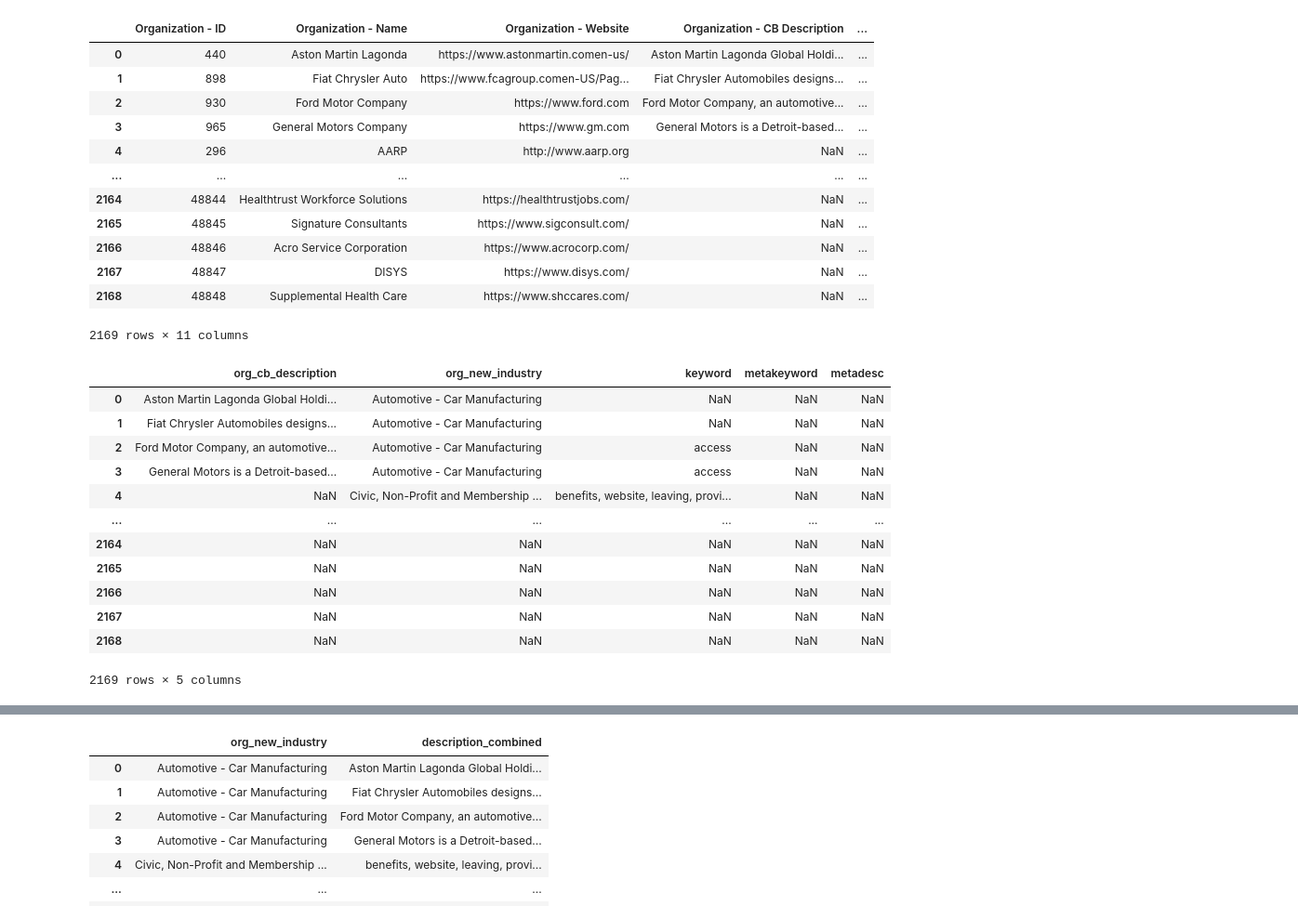
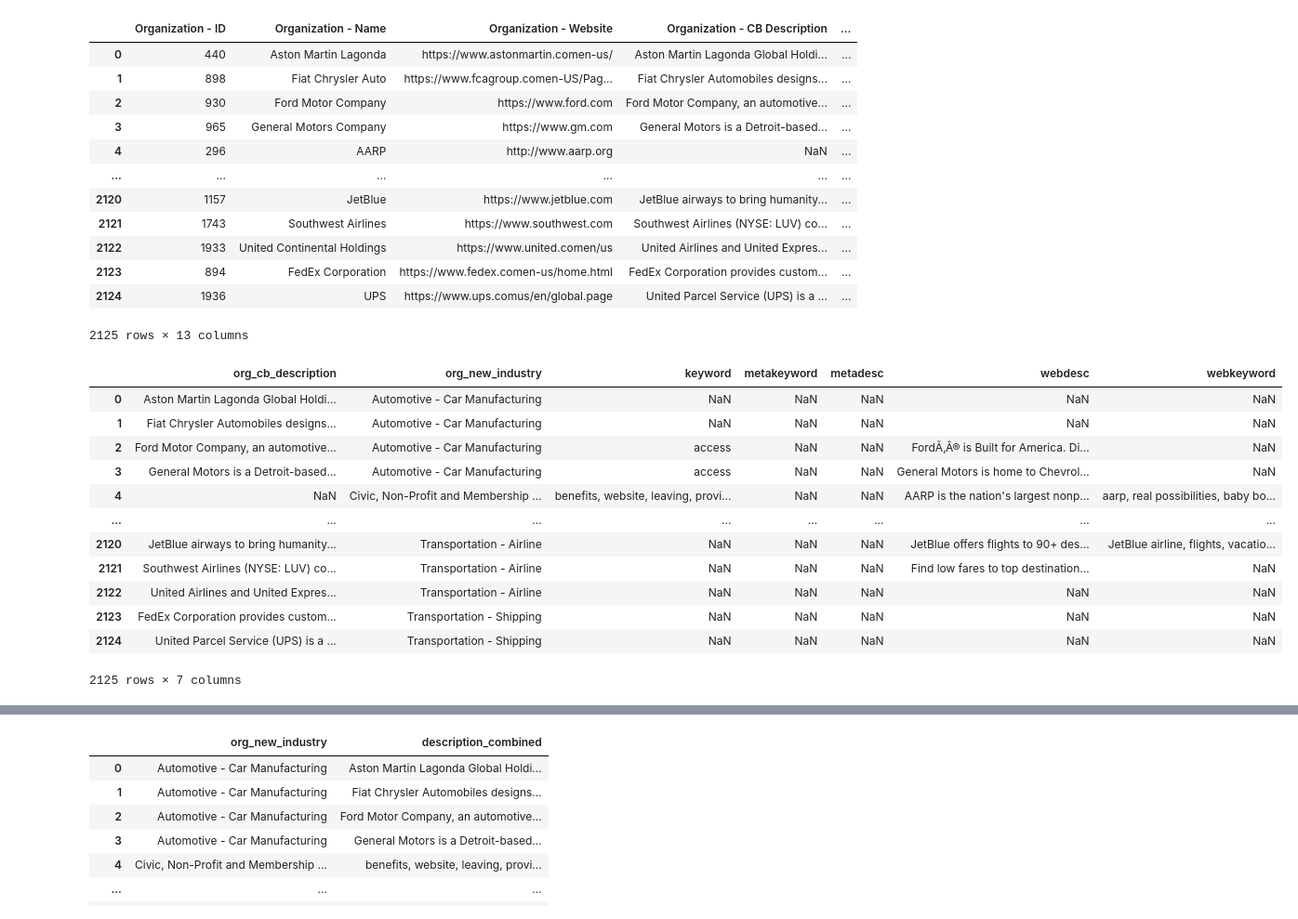
Before and after one commit to CSML1030/capstone, a Jupyter notebook: classification_sparknlp.ipynb, the cells around one changed output, grey strips where cells are left out. Shown: that part at 93% size. Drawn from its saved outputs; the diff is of its cells as text; code cells hidden in the pictures.

```diff
--- a/classification_sparknlp.ipynb
+++ b/classification_sparknlp.ipynb
@@ -27,9 +41,10 @@ from sparknlp.base import *
 #start spark sessiom
 spark = sparknlp.start()
 # %%
+#load training data
 
-training_df = pd.read_excel(open('Basis State Industry List 08_15_2021.xlsx', 'rb'),
-              sheet_name='Training List')
+training_df = pd.read_excel(open('training.xlsx', 'rb'),
+              sheet_name='training')
 training_df
 # %% [output]
 |  | Organization - ID | Organization - Name | Organization - Website | Organization - CB Description | ... |
@@ -39,29 +54,31 @@ training_df
 | 3 | 965 | General Motors Company | https://www.gm.com | General Motors is a Detroit-based... | ... |
 | 4 | 296 | AARP | http://www.aarp.org | NaN | ... |
 | ... | ... | ... | ... | ... | ... |
-| 2164 | 48844 | Healthtrust Workforce Solutions | https://healthtrustjobs.com/ | NaN | ... |
-| 2165 | 48845 | Signature Consultants | https://www.sigconsult.com/ | NaN | ... |
-| 2166 | 48846 | Acro Service Corporation | https://www.acrocorp.com/ | NaN | ... |
-| 2167 | 48847 | DISYS | https://www.disys.com/ | NaN | ... |
-| 2168 | 48848 | Supplemental Health Care | https://www.shccares.com/ | NaN | ... |
+| 2120 | 1157 | JetBlue | https://www.jetblue.com | JetBlue airways to bring humanity... | ... |
+| 2121 | 1743 | Southwest Airlines | https://www.southwest.com | Southwest Airlines (NYSE: LUV) co... | ... |
+| 2122 | 1933 | United Continental Holdings | https://www.united.comen/us | United Airlines and United Expres... | ... |
+| 2123 | 894 | FedEx Corporation | https://www.fedex.comen-us/home.html | FedEx Corporation provides custom... | ... |
+| 2124 | 1936 | UPS | https://www.ups.comus/en/global.page | United Parcel Service (UPS) is a ... | ... |
-2169 rows × 11 columns
+2125 rows × 13 columns
 # %%
+#rename columns
+training_df.columns=['org_id','org_name','org_website','org_cb_description','org_company_type','org_cb_industry','org_company_size','org_new_industry','keyword','metakeyword','metadesc','webdesc','webkeyword']
 
-training_df.columns=['org_id','org_name','org_website','org_cb_description','org_company_type','org_cb_industry','org_company_size','org_new_industry','keyword','metakeyword','metadesc']
+#remove columns not part of the study
 drop_col=['org_id','org_name','org_website','org_company_type','org_cb_industry','org_company_size']
 training_df.drop(columns=drop_col,axis=1, inplace=True)
 training_df
 # %% [output]
-|  | org_cb_description | org_new_industry | keyword | metakeyword | metadesc |
-| 0 | Aston Martin Lagonda Global Holdi... | Automotive - Car Manufacturing | NaN | NaN | NaN |
-| 1 | Fiat Chrysler Automobiles designs... | Automotive - Car Manufacturing | NaN | NaN | NaN |
-| 2 | Ford Motor Company, an automotive... | Automotive - Car Manufacturing | access | NaN | NaN |
-| 3 | General Motors is a Detroit-based... | Automotive - Car Manufacturing | access | NaN | NaN |
-| 4 | NaN | Civic, Non-Profit and Membership ... | benefits, website, leaving, provi... | NaN | NaN |
-| ... | ... | ... | ... | ... | ... |
-| 2164 | NaN | NaN | NaN | NaN | NaN |
-| 2165 | NaN | NaN | NaN | NaN | NaN |
-| 2166 | NaN | NaN | NaN | NaN | NaN |
-| 2167 | NaN | NaN | NaN | NaN | NaN |
-| 2168 | NaN | NaN | NaN | NaN | NaN |
+|  | org_cb_description | org_new_industry | keyword | metakeyword | metadesc | webdesc | webkeyword |
+| 0 | Aston Martin Lagonda Global Holdi... | Automotive - Car Manufacturing | NaN | NaN | NaN | NaN | NaN |
+| 1 | Fiat Chrysler Automobiles designs... | Automotive - Car Manufacturing | NaN | NaN | NaN | NaN | NaN |
+| 2 | Ford Motor Company, an automotive... | Automotive - Car Manufacturing | access | NaN | NaN | FordÃ‚Â® is Built for America. Di... | NaN |
+| 3 | General Motors is a Detroit-based... | Automotive - Car Manufacturing | access | NaN | NaN | General Motors is home to Chevrol... | NaN |
+| 4 | NaN | Civic, Non-Profit and Membership ... | benefits, website, leaving, provi... | NaN | NaN | AARP is the nation's largest nonp... | aarp, real possibilities, baby bo... |
+| ... | ... | ... | ... | ... | ... | ... | ... |
+| 2120 | JetBlue airways to bring humanity... | Transportation - Airline | NaN | NaN | NaN | JetBlue offers flights to 90+ des... | JetBlue airline, flights, vacatio... |
+| 2121 | Southwest Airlines (NYSE: LUV) co... | Transportation - Airline | NaN | NaN | NaN | Find low fares to top destination... | NaN |
+| 2122 | United Airlines and United Expres... | Transportation - Airline | NaN | NaN | NaN | NaN | NaN |
+| 2123 | FedEx Corporation provides custom... | Transportation - Shipping | NaN | NaN | NaN | NaN | NaN |
+| 2124 | United Parcel Service (UPS) is a ... | Transportation - Shipping | NaN | NaN | NaN | NaN | NaN |
-2169 rows × 5 columns
+2125 rows × 7 columns
```
Also changed, not shown: parts of 77 cells of this notebook.
